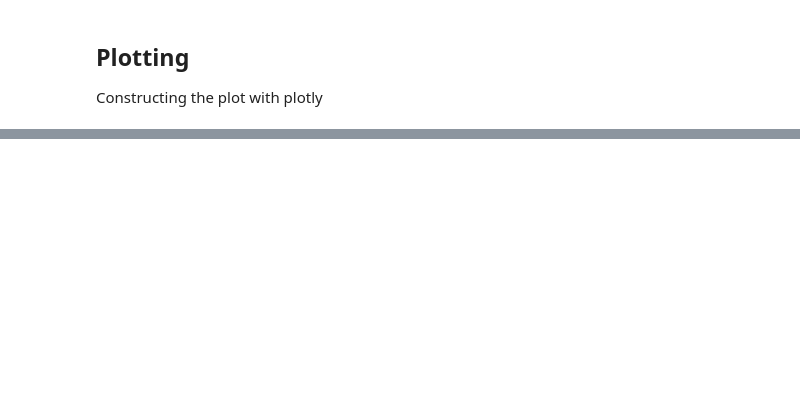
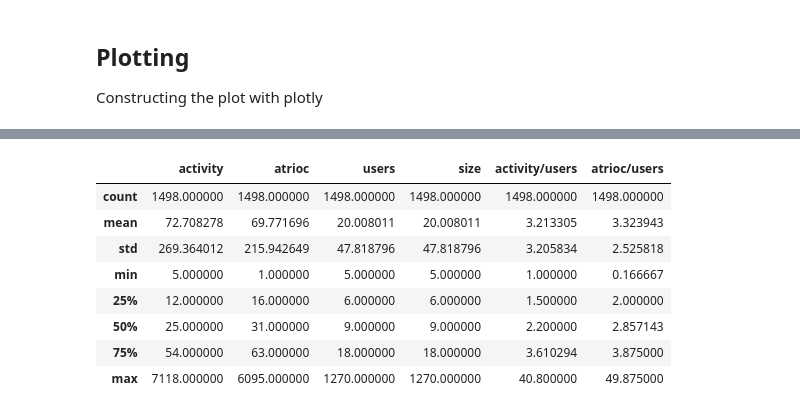
Before and after one commit to maybemaby/RAM, a Jupyter notebook: main.ipynb, the cells around one changed output, grey strips where cells are left out. Cells and saved outputs as stored; diff of their text form; code cells hidden in the pictures; blank space fills up the shorter version.

```diff
--- a/main.ipynb
+++ b/main.ipynb
@@ -189,0 +234,12 @@ df.to_csv(path_or_buf='activity.csv',index=True)
+# %%
+most_dedicated_users.describe()
+# %% [output]
+|  | activity | atrioc | users | size | activity/users | atrioc/users |
+| count | 1498.000000 | 1498.000000 | 1498.000000 | 1498.000000 | 1498.000000 | 1498.000000 |
+| mean | 72.708278 | 69.771696 | 20.008011 | 20.008011 | 3.213305 | 3.323943 |
+| std | 269.364012 | 215.942649 | 47.818796 | 47.818796 | 3.205834 | 2.525818 |
+| min | 5.000000 | 1.000000 | 5.000000 | 5.000000 | 1.000000 | 0.166667 |
+| 25% | 12.000000 | 16.000000 | 6.000000 | 6.000000 | 1.500000 | 2.000000 |
+| 50% | 25.000000 | 31.000000 | 9.000000 | 9.000000 | 2.200000 | 2.857143 |
+| 75% | 54.000000 | 63.000000 | 18.000000 | 18.000000 | 3.610294 | 3.875000 |
+| max | 7118.000000 | 6095.000000 | 1270.000000 | 1270.000000 | 40.800000 | 49.875000 |
```
Also changed, not shown: parts of 24 cells of this notebook, 2 other files.
